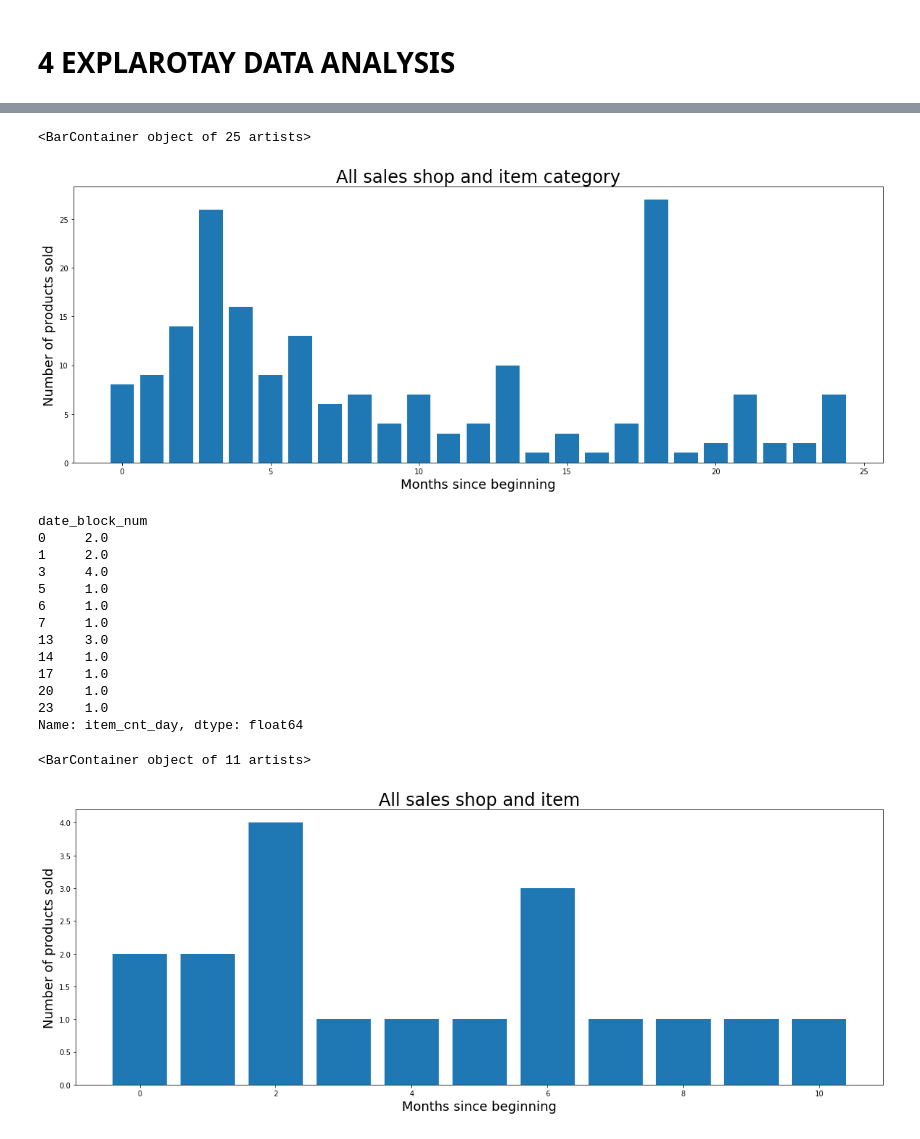
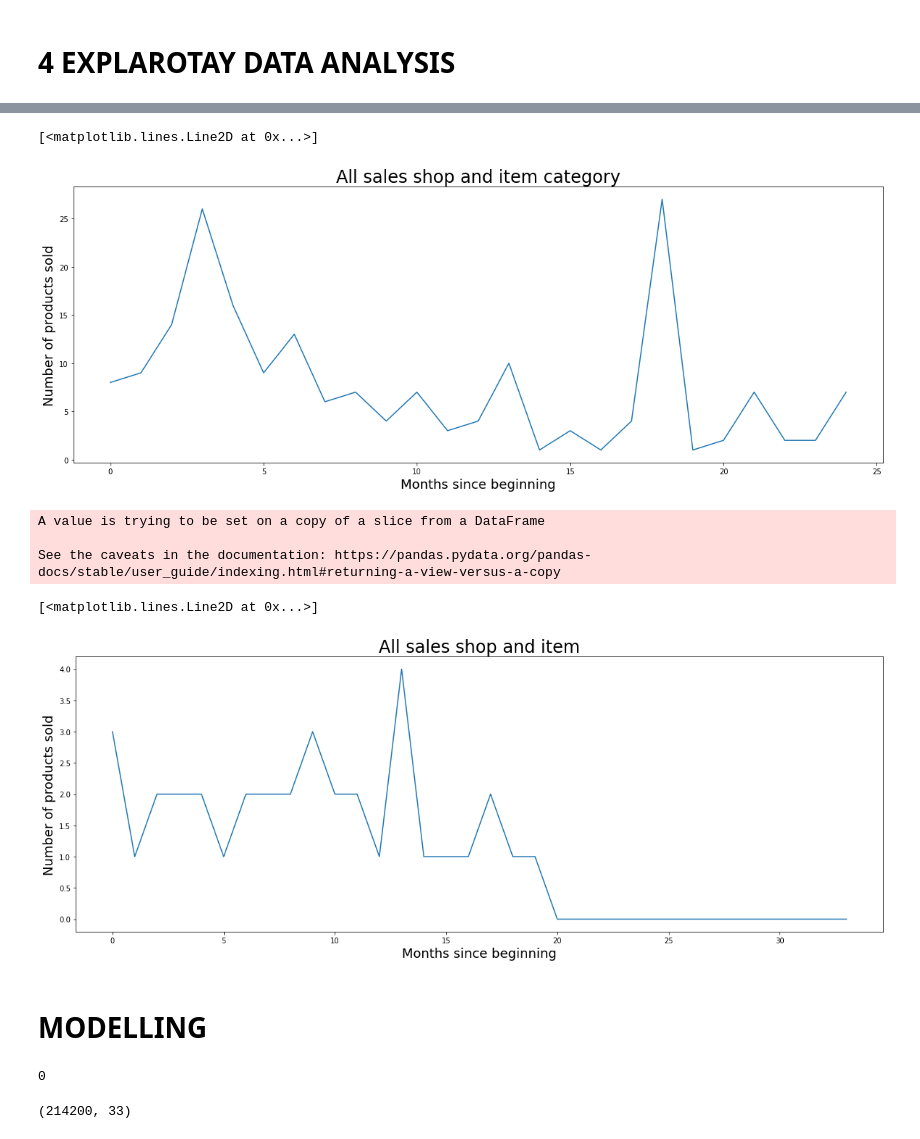
Before and after one commit to Reemet1/PredictFutureSales, a Jupyter notebook: Reemet/predict_future_sales.ipynb, the cells around one changed output, grey strips where cells are left out. Drawn from its saved outputs; the diff is of its cells as text; code cells hidden in the pictures.

```diff
--- a/Reemet/predict_future_sales.ipynb
+++ b/Reemet/predict_future_sales.ipynb
@@ -212,0 +179,9 @@ group
+# %%
+
+dataset = sales.pivot_table(index = ['shop_id','item_id'],values = ['item_cnt_day'],columns = ['date_block_num'],fill_value = 0,aggfunc='sum')
+dataset.reset_index(inplace = True)
+df = dataset[['shop_id', 'item_id']]
+for i in range(34):
+    df[f"m{i}"] = dataset[('item_cnt_day',i)]
+
+df
@@ -212,0 +208,6 @@ group
+# %%
+df1 = pd.DataFrame(data=dataset['shop_id'], columns=['shop_id'])
+df1['item_id'] = dataset['item_id']
+for i in range(34):
+    df1[f"m{i}"] = dataset[('item_cnt_day',i)]
+df1
@@ -296,36 +369,34 @@ ax.bar(x, sales_data)
 # %%
 sales_data = getSalesForShopAndItemCategory(15, 25)
-x = range(0,len(sales_data))
+x = range(0,34)
 fig, ax = plt.subplots(figsize=(20,7))
 ax.set_title("All sales shop and item category", fontsize=24)
 ax.set_ylabel("Number of products sold", fontsize=18)
 ax.set_xlabel("Months since beginning", fontsize=18)
-ax.bar(x, sales_data)
+ax.plot(x, sales_data)
 # %% [output]
-<BarContainer object of 25 artists>
+[<matplotlib.lines.Line2D at 0x...>]
-[figure, old version]
+[figure, new version]
 # %%
-sales_data = getSalesForShopAndItem(15, 1025)
-print(sales_data)
-x = range(0,len(sales_data))
+sales_data = getSalesForShopAndItem(25, 1025)
+x = range(0,34)
+
+index = np.array(sales_data.index)
+for i in range(0,34):
+    if np.isin(i, index) == False:
+        sales_data[i] = 0
+
+
 fig, ax = plt.subplots(figsize=(20,7))
 ax.set_title("All sales shop and item", fontsize=24)
 ax.set_ylabel("Number of products sold", fontsize=18)
 ax.set_xlabel("Months since beginning", fontsize=18)
-ax.bar(x, sales_data)
+ax.plot(x, sales_data)
 # %% [output]
-date_block_num
-0     2.0
-1     2.0
-3     4.0
-5     1.0
-6     1.0
-7     1.0
-13    3.0
-14    1.0
-17    1.0
-20    1.0
-23    1.0
-Name: item_cnt_day, dtype: float64
+A value is trying to be set on a copy of a slice from a DataFrame
+
+See the caveats in the documentation: https://pandas.pydata.org/pandas-docs/stable/user_guide/indexing.html#returning-a-view-versus-a-copy
-<BarContainer object of 11 artists>
+[<matplotlib.lines.Line2D at 0x...>]
-[figure, old version]
+[figure, new version]
+# %% [markdown]
+# MODELLING
@@ -331,0 +409,9 @@ Name: item_cnt_day, dtype: float64
+# %%
+data = matrix.copy()
+gc.collect()
+# %% [output]
+0
+# %%
+data[data["date_block_num"]==34].shape
+# %% [output]
+(214200, 33)
```
Also changed, not shown: parts of 35 cells of this notebook.
